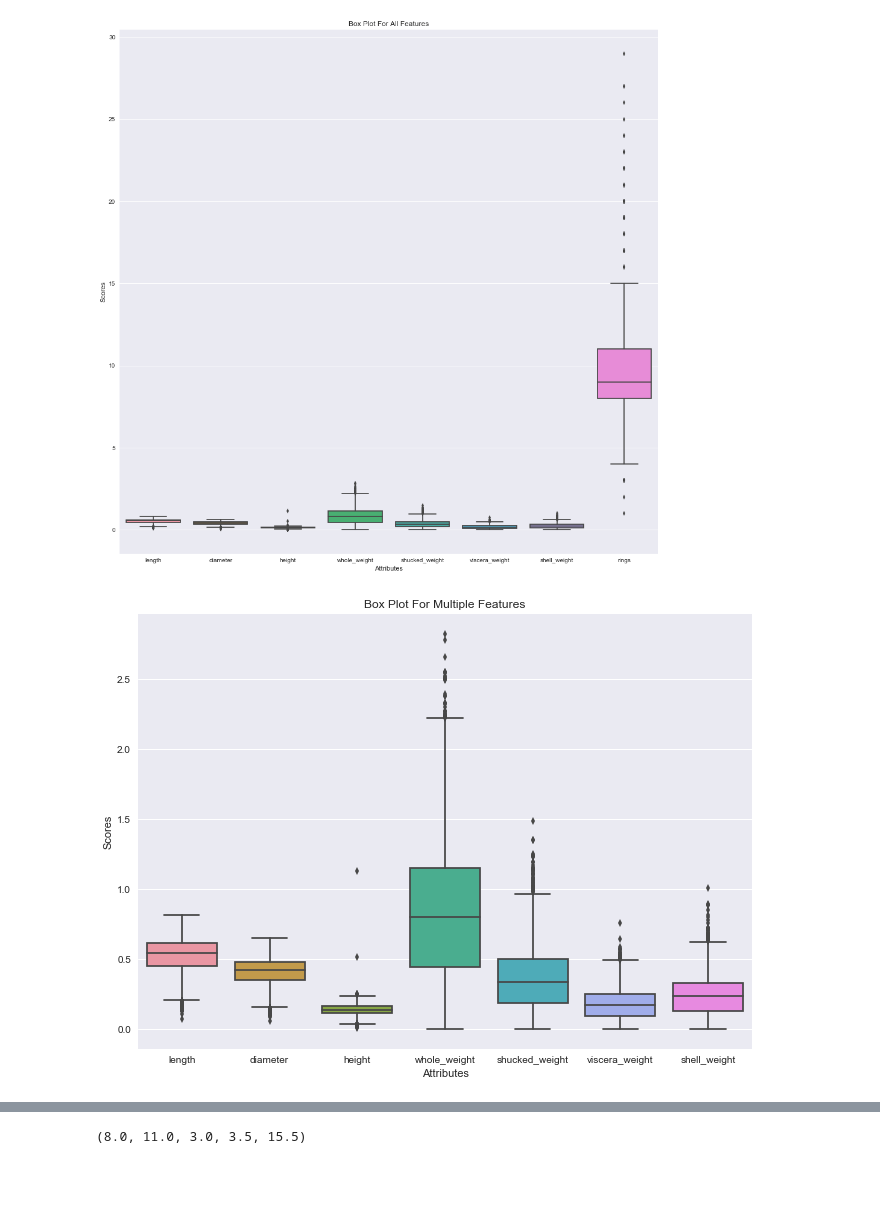
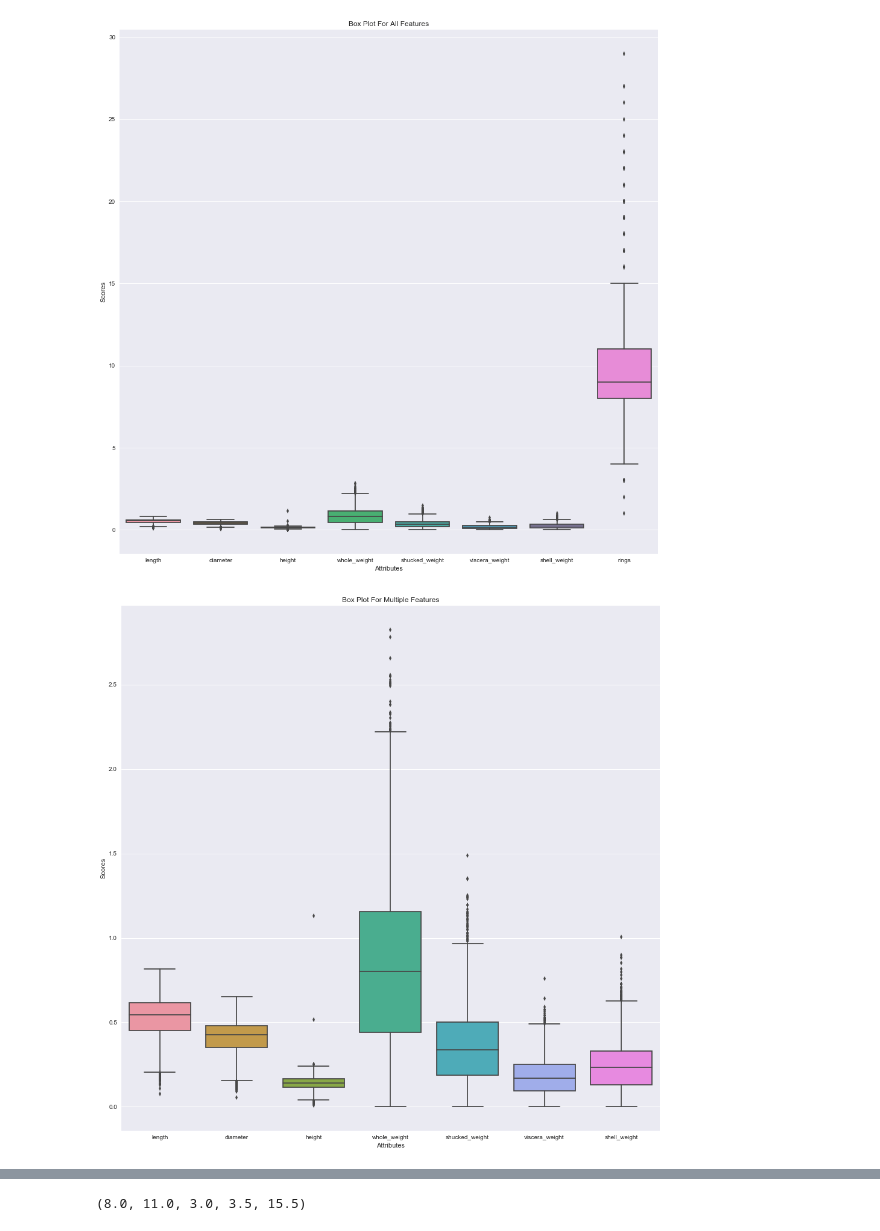
Before and after one commit to viciouspetal/data-analytics-notebook, a Jupyter notebook: Assignment workbook.ipynb, the cells around one changed output, grey strips where cells are left out. Saved outputs shown, nothing was run; the diff lists cells and outputs as text; code cells hidden in the pictures; blank space fills up the shorter version.

```diff
--- a/Assignment workbook.ipynb
+++ b/Assignment workbook.ipynb
@@ -239,4 +239,9 @@ df[df['height'] <= 0.0]
 # %% [markdown]
 # Indentifying outliers
 ## Box Plots
+# %%
+def set_16x16_figure():
+    sb.set(rc={'figure.figsize':(16,16)})
+def set_11x8_figure():
+    sb.set(rc={'figure.figsize':(11,8)})
 # %%
@@ -252,10 +254,11 @@ sb.set(rc={'figure.figsize':(11,8)})
 # %%
+set_16x16_figure()
 df_ringless=df.drop('rings',  axis='columns')
 ax=sb.boxplot(data=df_ringless)
 ax.set(xlabel='Attributes', ylabel='Scores', title="Box Plot For Multiple Features")
 plt.savefig(default_figure_out_path+'boxplot_all_features_but_rings'+default_figure_ext)
 # %% [output]
-[figure, old version]
+[figure, new version]
 # %%
 ax=sb.boxplot(data=df['rings'])
 ax.set(xlabel='rings', ylabel='rings value', title="Box Plot For Rings Feature")
```
Also changed, not shown: parts of 39 cells of this notebook, 2 other files.
